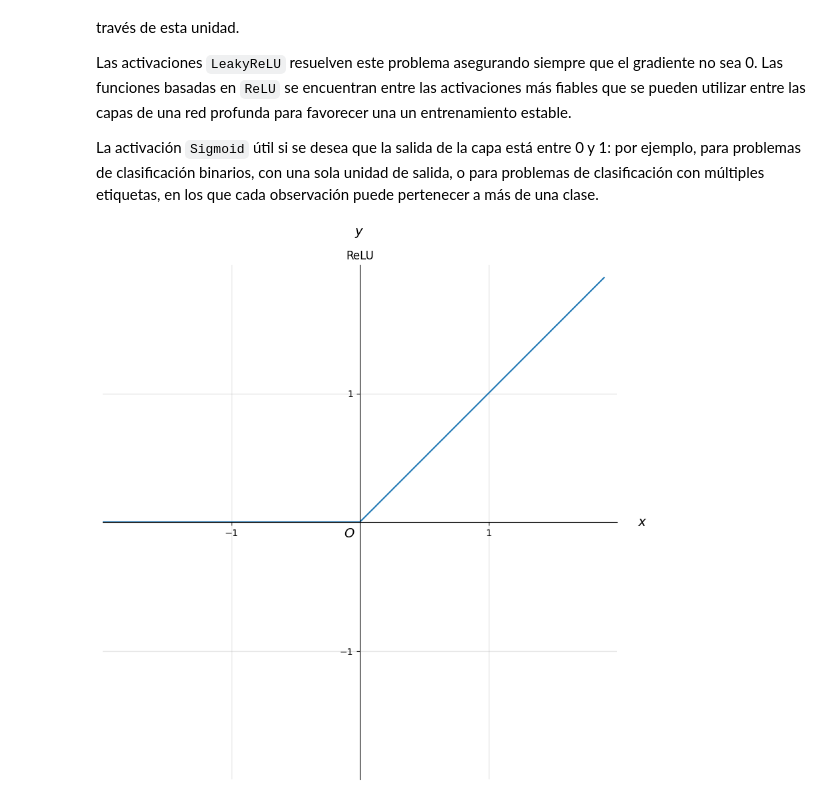
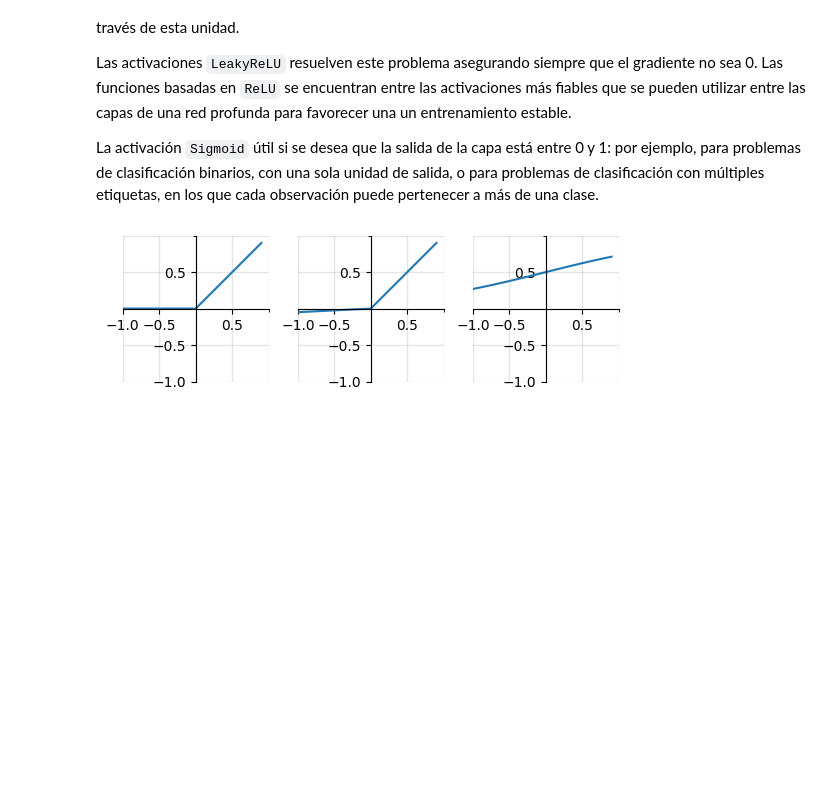
Before and after one commit to JSisques/Deep-Learning-Generativo, a Jupyter notebook: Capitulo_02/deep_learning.ipynb, the cells around one changed output. Cells and saved outputs as stored; diff of their text form; code cells hidden in the pictures; blank space fills up the shorter version.

```diff
--- a/Capitulo_02/deep_learning.ipynb
+++ b/Capitulo_02/deep_learning.ipynb
@@ -112,62 +109,82 @@ La activación `Sigmoid` útil si se desea que la salida de la capa está entre
 # %%
 import matplotlib.pyplot as plt
 import math
 
 def relu(t):
     return t.clip(min=0)
 
 def leakyRelu(t):
     data = [max(0.05*value,value) for value in x]
     return np.array(data, dtype=float)
 
 def sigmoid(t):
     return 1/(1+np.exp(-x))
 
-def plot(title, x, y):
+def plot(title1, x1, y1, title2, x2, y2, title3, x3, y3):
     xmin, xmax, ymin, ymax = -1, 1, -1, 1
-    ticks_frequency = 1
+    ticks_frequency = 0.5
 
-    fig, ax = plt.subplots(figsize=(10, 10))
+    fig, (ax1, ax2, ax3) = plt.subplots(1, 3, figsize=(50, 50))
     fig.patch.set_facecolor('#ffffff')
 
-    ax.set(xlim=(xmin-1, xmax+1), ylim=(ymin-1, ymax+1), aspect='equal')
+    ax1.set(xlim=(xmin, xmax), ylim=(ymin, ymax), aspect='equal')
+    ax2.set(xlim=(xmin, xmax), ylim=(ymin, ymax), aspect='equal')
+    ax3.set(xlim=(xmin, xmax), ylim=(ymin, ymax), aspect='equal')
 
-    ax.spines['bottom'].set_position('zero')
-    ax.spines['left'].set_position('zero')
+    ax1.spines['bottom'].set_position('zero')
+    ax1.spines['left'].set_position('zero')
+    ax1.spines['top'].set_visible(False)
+    ax1.spines['right'].set_visible(False)
 
-    ax.spines['top'].set_visible(False)
-    ax.spines['right'].set_visible(False)
+    ax2.spines['bottom'].set_position('zero')
+    ax2.spines['left'].set_position('zero')
+    ax2.spines['top'].set_visible(False)
+    ax2.spines['right'].set_visible(False)
 
-    ax.set_xlabel('$x$', size=14, labelpad=-24, x=1.05)
-    ax.set_ylabel('$y$', size=14, labelpad=-21, y=1.05, rotation=0)
+    ax3.spines['bottom'].set_position('zero')
+    ax3.spines['left'].set_position('zero')
+    ax3.spines['top'].set_visible(False)
+    ax3.spines['right'].set_visible(False)
 
-    plt.text(0.49, 0.49, r"$O$", ha='right', va='top',
-        transform=ax.transAxes,
-            horizontalalignment='center', fontsize=14)
+    x_ticks = np.arange(xmin, xmax, ticks_frequency)
+    y_ticks = np.arange(ymin, ymax, ticks_frequency)
+    ax1.set_xticks(x_ticks[x_ticks != 0])
+    ax1.set_yticks(y_ticks[y_ticks != 0])
+    ax1.set_xticks(np.arange(xmin, xmax+1), minor=True)
+    ax1.set_yticks(np.arange(ymin, ymax+1), minor=True)
 
-    x_ticks = np.arange(xmin, xmax+1, ticks_frequency)
-    y_ticks = np.arange(ymin, ymax+1, ticks_frequency)
-    ax.set_xticks(x_ticks[x_ticks != 0])
-    ax.set_yticks(y_ticks[y_ticks != 0])
-    ax.set_xticks(np.arange(xmin, xmax+1), minor=True)
-    ax.set_yticks(np.arange(ymin, ymax+1), minor=True)
+    ax2.set_xticks(x_ticks[x_ticks != 0])
+    ax2.set_yticks(y_ticks[y_ticks != 0])
+    ax2.set_xticks(np.arange(xmin, xmax+1), minor=True)
+    ax2.set_yticks(np.arange(ymin, ymax+1), minor=True)
 
-    ax.grid(which='both', color='grey', linewidth=1, linestyle='-', alpha=0.2)
+    ax3.set_xticks(x_ticks[x_ticks != 0])
+    ax3.set_yticks(y_ticks[y_ticks != 0])
+    ax3.set_xticks(np.arange(xmin, xmax+1), minor=True)
+    ax3.set_yticks(np.arange(ymin, ymax+1), minor=True)
 
-    plt.title(title)
-    plt.plot(x, y)
+    ax1.grid(which='both', color='grey', linewidth=1, linestyle='-', alpha=0.2)
+    ax2.grid(which='both', color='grey', linewidth=1, linestyle='-', alpha=0.2)
+    ax3.grid(which='both', color='grey', linewidth=1, linestyle='-', alpha=0.2)
+
+    ax1.plot(x1, y1)
+    ax2.plot(x2, y2)
+    ax3.plot(x3, y3)
+
     plt.show()
 
-x = np.arange(-2, 2, 0.1)
-y = relu(x)
-plot("ReLU", x, y)
+x1 = np.arange(-1, 1, 0.1)
+y1 = relu(x)
+title1 = 'ReLU'
 
-x = np.arange(-2, 2, 0.1)
-y = leakyRelu(x)
-plot("LeakyReLU", x, y)
+x2 = np.arange(-1, 1, 0.1)
+y2 = leakyRelu(x)
+title2 = 'LeakyReLU'
 
-x = np.arange(-2, 2, 0.1)
-y = sigmoid(x)
-plot("Sigmoid", x, y)
+x3 = np.arange(-1, 1, 0.1)
+y3 = sigmoid(x)
+title3 = 'Sigmoid'
+
+plot(title1, x1, y1, title2, x2, y2, title3, x3, y3)
 # %% [output]
-[figure, old version]
+[figure, new version]
```
Also changed, not shown: parts of 2 cells of this notebook.
